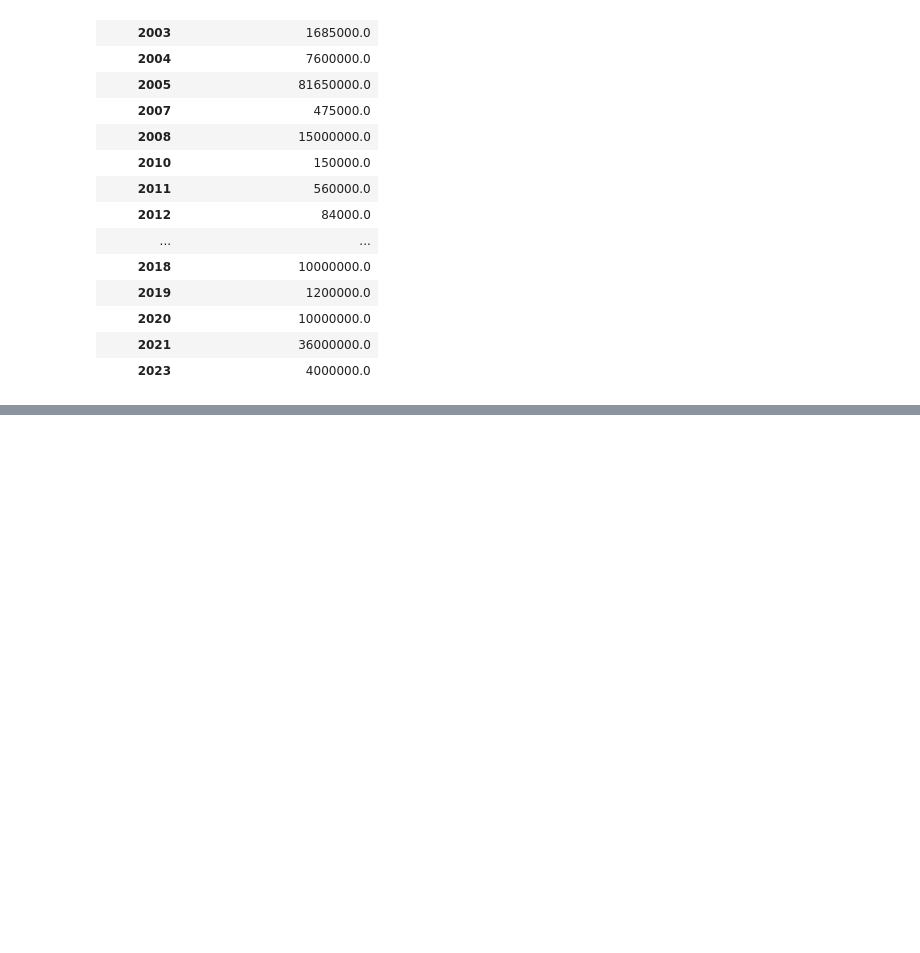
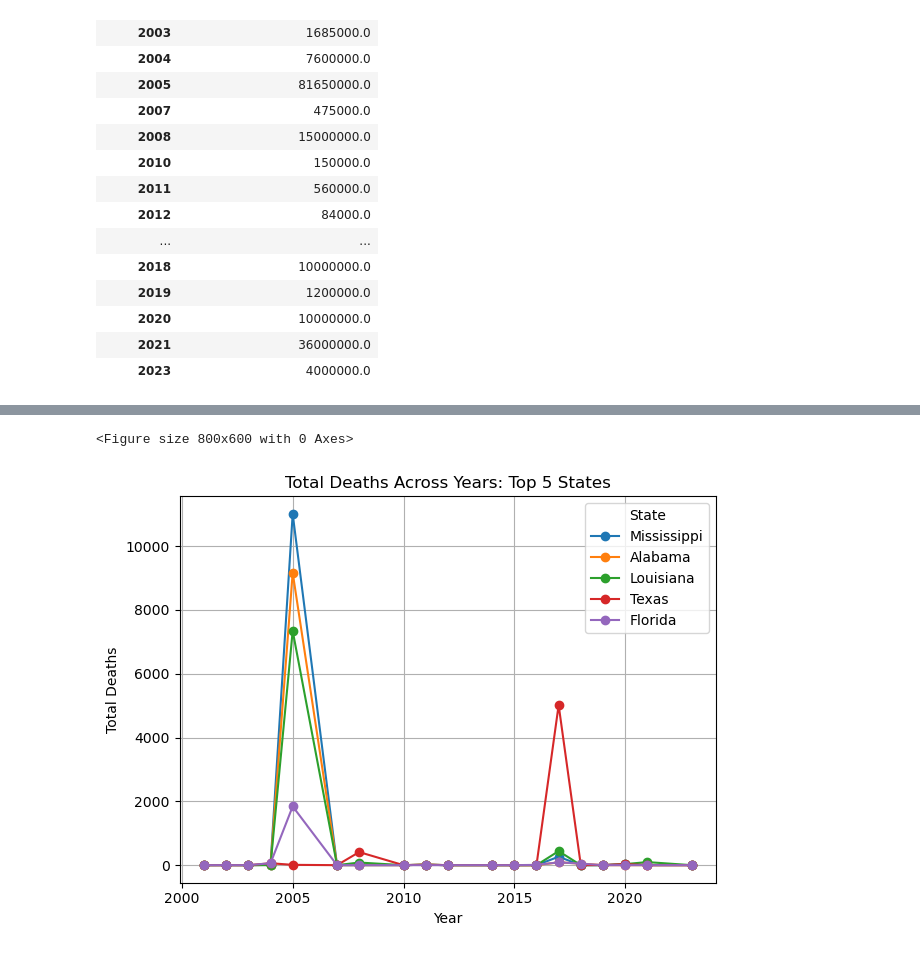
Before and after one commit to endoplasmicosmic/Hurricanes-Economic-Social-Impact, a Jupyter notebook: Hurricane Impact Analysis.ipynb, the cells around one changed output, grey strips where cells are left out. Drawn from its saved outputs; the diff is of its cells as text; code cells hidden in the pictures; blank space fills up the shorter version.

```diff
--- a/Hurricane Impact Analysis.ipynb
+++ b/Hurricane Impact Analysis.ipynb
@@ -711,0 +712,8 @@ plt.show()
+# %%
+# Group by original Emdat dataframe by 'State' and 'Start Year', summing 'Total Deaths' to begin creating a time series
+state_deaths_by_year = emdat_data_map.groupby(['State', 'Start Year'])['Total Deaths'].sum().reset_index()
+# Create pivot table
+pivot_state_deaths_by_year = state_deaths_by_year.pivot(index='State', columns='Start Year', values='Total Deaths').fillna(0)
+# Filter by states noted to be top 5 in total deaths
+top_5_states_total_deaths_timeseries = pivot_state_deaths_by_year.loc[['Mississippi', 'Alabama', 'Louisiana', 'Texas', 'Florida']]
+top_5_states_total_deaths_timeseries
@@ -711,0 +728,15 @@ plt.show()
+# %%
+# Plot the data
+plt.figure(figsize=(8, 6))
+top_5_states_total_deaths_timeseries.T.plot(kind='line', marker='o')
+plt.title('Total Deaths Across Years: Top 5 States')
+plt.xlabel('Year')
+plt.ylabel('Total Deaths')
+plt.legend(title='State')
+plt.grid(True)
+plt.tight_layout()
+#plt.savefig('Images/Total_Deaths_Across_Years_Top_5_States.png')
+plt.show()
+# %% [output]
+<Figure size 800x600 with 0 Axes>
+[figure, added]
```
Also changed, not shown: parts of 4 cells of this notebook, 1 other file.
